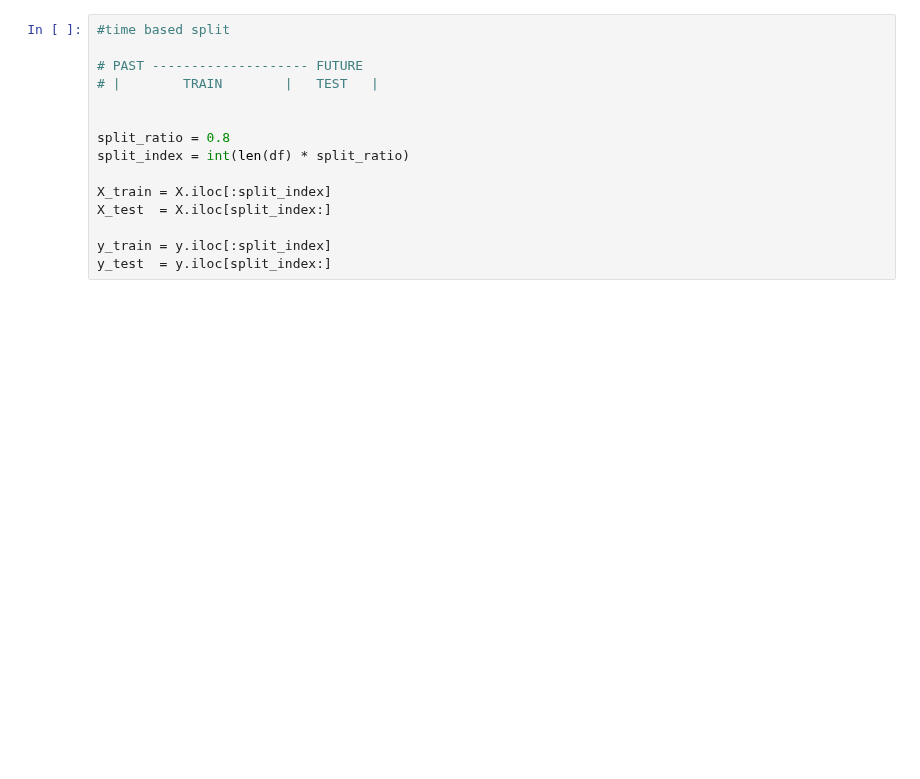
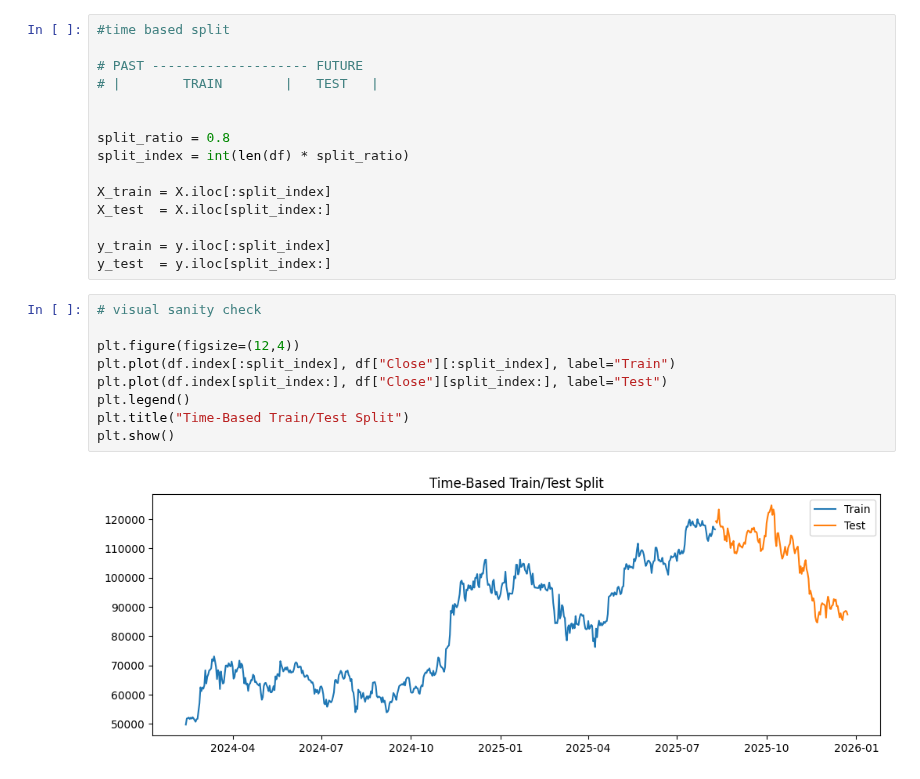
Before and after one commit to frdwish/Machine-learning-Mini-Projects, a Jupyter notebook: crypto_ml_project/notebooks/01_data_loading_and_eda.ipynb, the cells around one changed output. Drawn from its saved outputs; the diff is of its cells as text; blank space fills up the shorter version.

Commit message:
added viusal sanity check

```diff
--- a/crypto_ml_project/notebooks/01_data_loading_and_eda.ipynb
+++ b/crypto_ml_project/notebooks/01_data_loading_and_eda.ipynb
@@ -212,3 +212,14 @@ X_test  = X.iloc[split_index:]
 
 y_train = y.iloc[:split_index]
 y_test  = y.iloc[split_index:]
+# %%
+# visual sanity check
+
+plt.figure(figsize=(12,4))
+plt.plot(df.index[:split_index], df["Close"][:split_index], label="Train")
+plt.plot(df.index[split_index:], df["Close"][split_index:], label="Test")
+plt.legend()
+plt.title("Time-Based Train/Test Split")
+plt.show()
+# %% [output]
+[figure, added]
```
